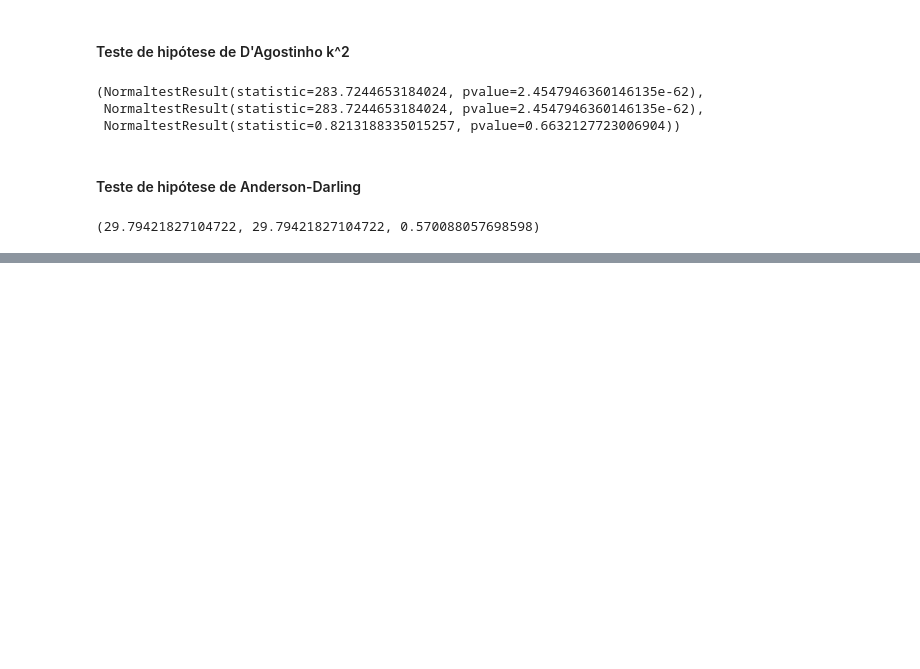
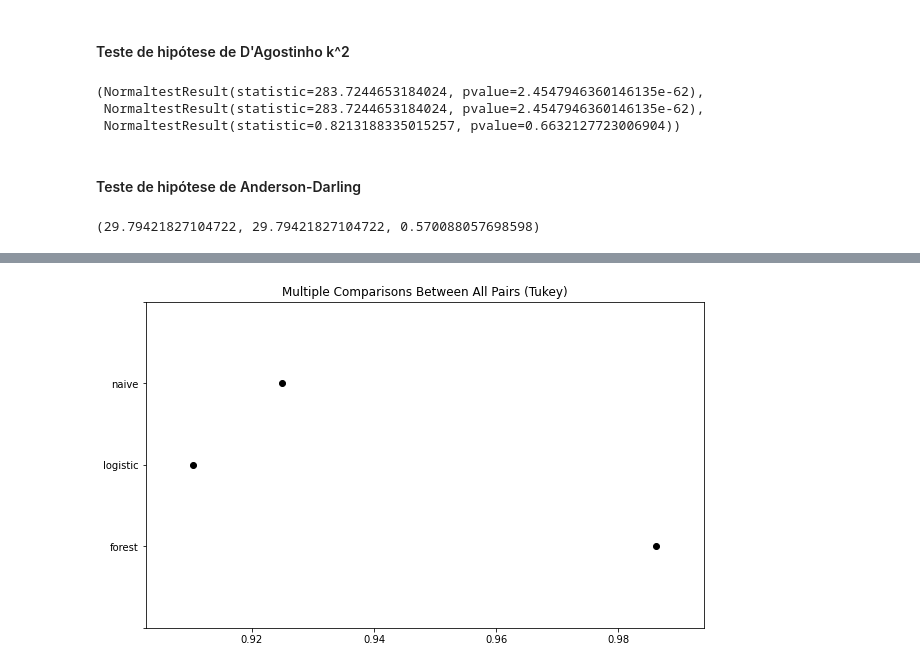
Before and after one commit to AlissonRaphael/statistics_for_data_science_and_machine_learning, a Jupyter notebook: 8_intervalo_confianca/avaliando_algoritmos_classificacao.ipynb, the cells around one changed output, grey strips where cells are left out. Saved outputs shown, nothing was run; the diff lists cells and outputs as text; code cells hidden in the pictures; blank space fills up the shorter version.

```diff
--- a/8_intervalo_confianca/avaliando_algoritmos_classificacao.ipynb
+++ b/8_intervalo_confianca/avaliando_algoritmos_classificacao.ipynb
@@ -295,0 +313,8 @@ p
+# %%
+resultados_algoritmos = {
+    'accuracy': np.concatenate([resultados_naive_bayes, resultados_logistica, resultados_forest]),
+    'algoritmo': np.concatenate([np.array(['naive']*30), np.array(['logistic']*30), np.array(['forest']*30)])
+}
+# %%
+resultados_df = pd.DataFrame(resultados_algoritmos)
+resultados_df
@@ -295,0 +337,5 @@ p
+# %%
+compara_grupos = MultiComparison(resultados_df['accuracy'], resultados_df['algoritmo'])
+# %%
+teste = compara_grupos.tukeyhsd()
+print(teste)
@@ -295,0 +351,4 @@ p
+# %%
+teste.plot_simultaneous();
+# %% [output]
+[figure, added]
```
Also changed, not shown: parts of 27 cells of this notebook.
